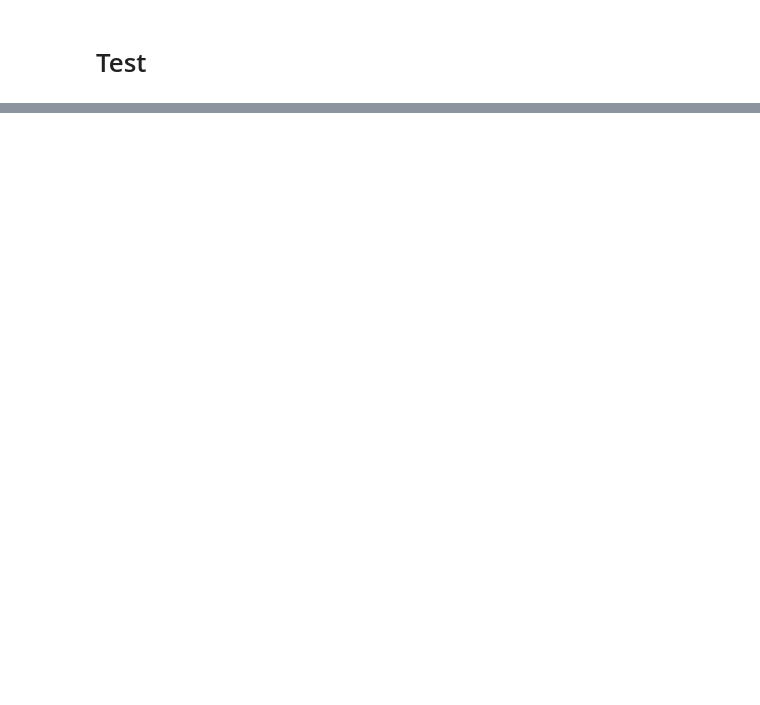
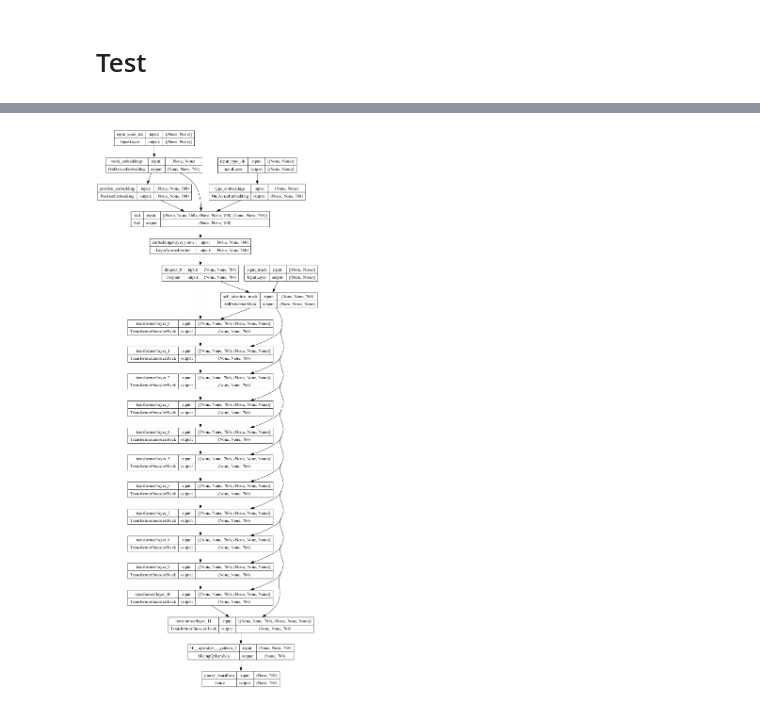
Before and after one commit to k3nk4n3kI/Online_Process_Concept_Drift, a Jupyter notebook: notebooks/30_BaselineModel.ipynb, the cells around one changed output, grey strips where cells are left out. Cells and saved outputs as stored; diff of their text form; code cells hidden in the pictures; blank space fills up the shorter version.

```diff
--- a/notebooks/30_BaselineModel.ipynb
+++ b/notebooks/30_BaselineModel.ipynb
@@ -193,0 +343,5 @@ array([[0, 0, 0, ..., 0, 0, 0],
+# %%
+# Create a TensorFlow Dataset from the data
+batch_size = 32
+train_dataset = tf.data.Dataset.from_tensor_slices((train_data, train_labels)).batch(batch_size).prefetch(tf.data.AUTOTUNE)
+val_dataset = tf.data.Dataset.from_tensor_slices((val_data, val_labels)).batch(batch_size).prefetch(tf.data.AUTOTUNE)
@@ -193,0 +370,9 @@ array([[0, 0, 0, ..., 0, 0, 0],
+# %%
+# Train the model with the custom metrics callback
+metrics_callback = MetricsCallback(validation_data=(val_data, val_labels))
+history = model.fit(
+    train_dataset,
+    epochs=5,
+    validation_data=val_dataset,
+    callbacks=[metrics_callback]
+)
@@ -316,0 +617,65 @@ A KerasTensor is symbolic: it's a placeholder for a shape an a dtype. It doesn't
+# %%
+import tensorflow as tf
+import tensorflow_hub as hub
+import tensorflow_text as text
+import tensorflow_models as tfm
+
+def create_detailed_bert_model(num_classes, max_length=128):
+    # Define the input layers for tokenized inputs
+    input_word_ids = tf.keras.layers.Input(shape=(max_length,), dtype=tf.int32, name="input_word_ids")
+    input_mask = tf.keras.layers.Input(shape=(max_length,), dtype=tf.int32, name="input_mask")
+    input_type_ids = tf.keras.layers.Input(shape=(max_length,), dtype=tf.int32, name="input_type_ids")
+
+    # Define the encoder configuration
+    config_dict = {
+        'vocab_size': 30522,
+        'hidden_size': 768,
+        'num_hidden_layers': 12,
+        'num_attention_heads': 12,
+        'intermediate_size': 3072,
+        'hidden_act': 'gelu',
+        'hidden_dropout_prob': 0.1,
+        'attention_probs_dropout_prob': 0.1,
+        'max_position_embeddings': 512,
+        'type_vocab_size': 2,
+        'initializer_range': 0.02,
+        'layer_norm_eps': 1e-12
+    }
+
+    encoder_config = tfm.nlp.encoders.EncoderConfig({
+        'type': 'bert',
+        'bert': config_dict
+    })
+
+    # Build the BERT encoder
+    bert_encoder = tfm.nlp.encoders.build_encoder(encoder_config)
+
+    # Pass the inputs to the BERT layer
+    bert_outputs = bert_encoder([input_word_ids, input_mask, input_type_ids])
+
+    # Get the pooled output from BERT
+    pooled_output = bert_outputs['pooled_output']
+
+    # Add a dropout layer for regularization
+    dropout = tf.keras.layers.Dropout(rate=0.1)(pooled_output)
+
+    # Output layer for classification
+    output = tf.keras.layers.Dense(num_classes, activation='softmax', name="classifier")(dropout)
+
+    # Create the model
+    model = tf.keras.Model(inputs=[input_word_ids, input_mask, input_type_ids], outputs=output)
+
+    return model, bert_encoder
+
+# Example usage
+num_classes = 10  # Replace with the actual number of classes
+
+# Create the detailed BERT model
+model, bert_encoder = create_detailed_bert_model(num_classes)
+
+# Print the model summary
+model.summary()
+
+# Plot the detailed model architecture
+tf.keras.utils.plot_model(bert_encoder, show_shapes=True, dpi=48)
+# %% [output]
@@ -316,0 +700 @@ A KerasTensor is symbolic: it's a placeholder for a shape an a dtype. It doesn't
+[figure, added]
```
Also changed, not shown: parts of 25 cells of this notebook, 1 other file.
